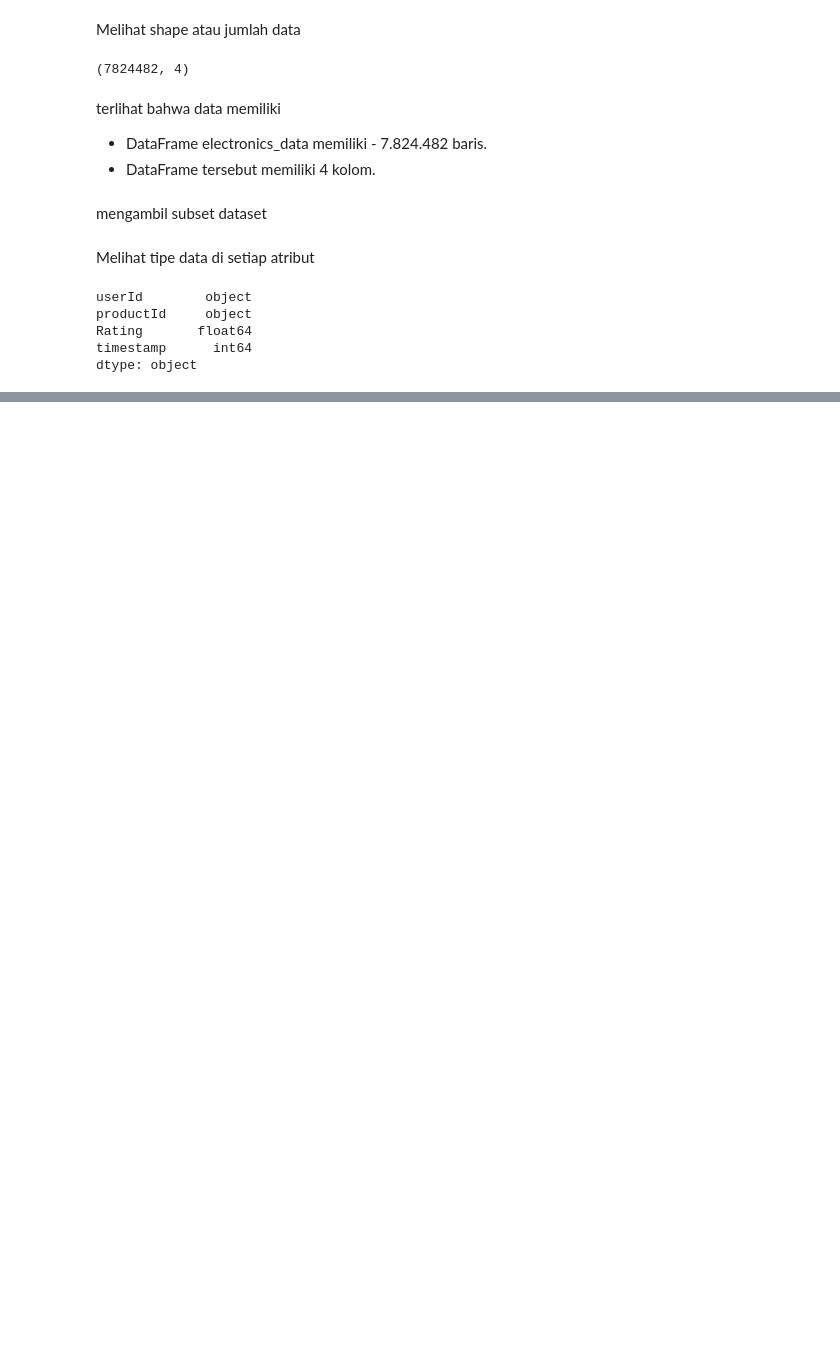
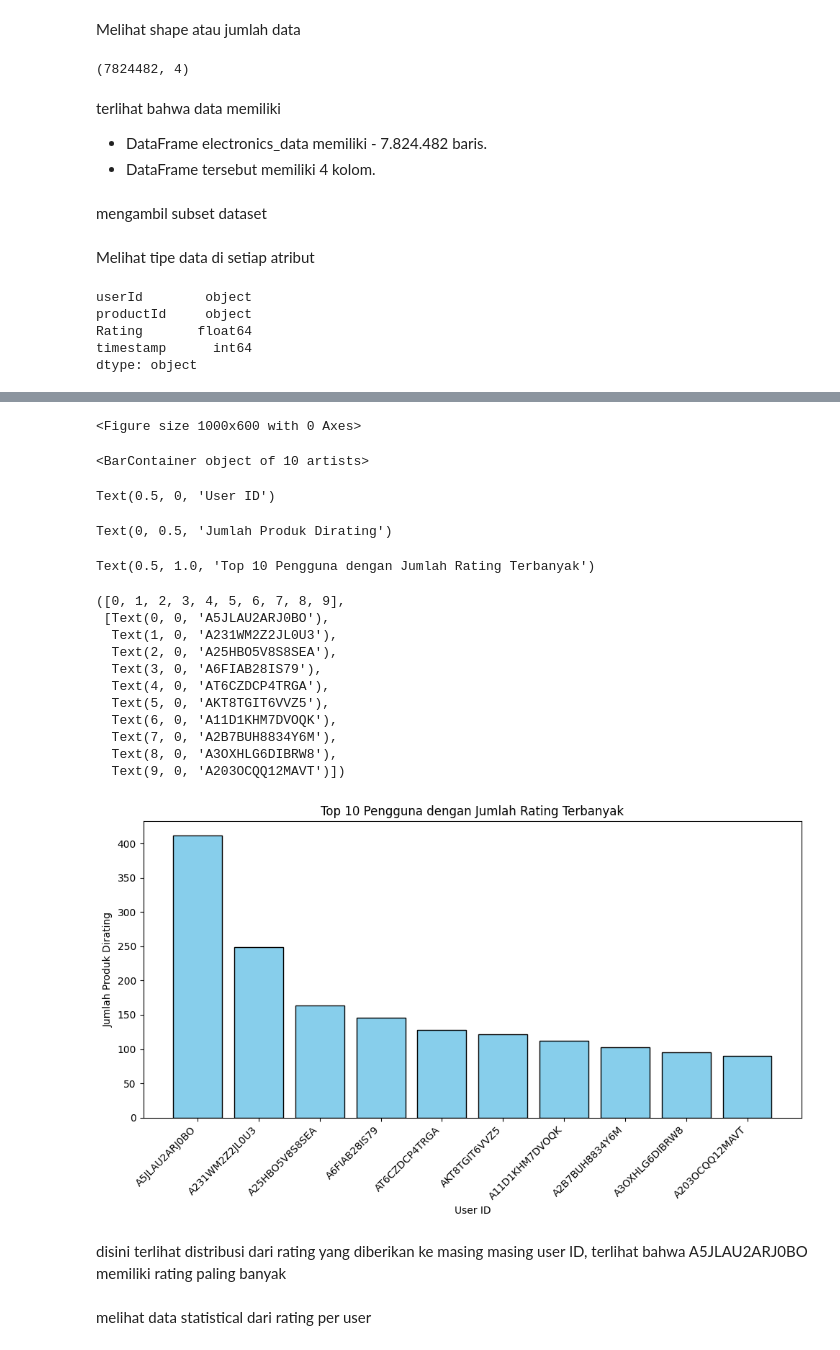
Before and after one commit to olober76/AmazonRecomsys, a Jupyter notebook: AmazonRecomSys.ipynb, the cells around one changed output, grey strips where cells are left out. Drawn from its saved outputs; the diff is of its cells as text; code cells hidden in the pictures; blank space fills up the shorter version.

```diff
--- a/AmazonRecomSys.ipynb
+++ b/AmazonRecomSys.ipynb
@@ -133,0 +258,4 @@ dtype: object
+# %%
+#Dropping the Timestamp column
+
+electronics_data.drop(['timestamp'], axis=1,inplace=True)
@@ -133,0 +275,6 @@ dtype: object
+# %%
+#Analysis of rating given by the user
+
+no_of_rated_products_per_user = electronics_data.groupby(by='userId')['Rating'].count().sort_values(ascending=False)
+
+no_of_rated_products_per_user.head()
@@ -133,0 +289,37 @@ dtype: object
+# %%
+# Mengambil 10 pengguna dengan jumlah rating terbanyak
+top_users = no_of_rated_products_per_user.head(10)
+
+# Membuat bar diagram
+plt.figure(figsize=(10, 6))
+plt.bar(top_users.index, top_users.values, color='skyblue')
+plt.xlabel('User ID')
+plt.ylabel('Jumlah Produk Dirating')
+plt.title('Top 10 Pengguna dengan Jumlah Rating Terbanyak')
+plt.xticks(rotation=45, ha='right')  # Memutar label sumbu x agar lebih mudah dibaca
+plt.tight_layout()
+
+# Menampilkan bar diagram
+plt.show()
+# %% [output]
+<Figure size 1000x600 with 0 Axes>
+<BarContainer object of 10 artists>
+Text(0.5, 0, 'User ID')
+Text(0, 0.5, 'Jumlah Produk Dirating')
+Text(0.5, 1.0, 'Top 10 Pengguna dengan Jumlah Rating Terbanyak')
+([0, 1, 2, 3, 4, 5, 6, 7, 8, 9],
+ [Text(0, 0, 'A5JLAU2ARJ0BO'),
+  Text(1, 0, 'A231WM2Z2JL0U3'),
+  Text(2, 0, 'A25HBO5V8S8SEA'),
+  Text(3, 0, 'A6FIAB28IS79'),
+  Text(4, 0, 'AT6CZDCP4TRGA'),
+  Text(5, 0, 'AKT8TGIT6VVZ5'),
+  Text(6, 0, 'A11D1KHM7DVOQK'),
+  Text(7, 0, 'A2B7BUH8834Y6M'),
+  Text(8, 0, 'A3OXHLG6DIBRW8'),
+  Text(9, 0, 'A203OCQQ12MAVT')])
+[figure, added]
+# %% [markdown]
+disini terlihat distribusi dari rating yang diberikan ke masing masing user ID, terlihat bahwa A5JLAU2ARJ0BO memiliki rating paling banyak
+# %% [markdown]
+melihat data statistical dari rating per user
```
Also changed, not shown: parts of 63 cells of this notebook, 1 other file.
